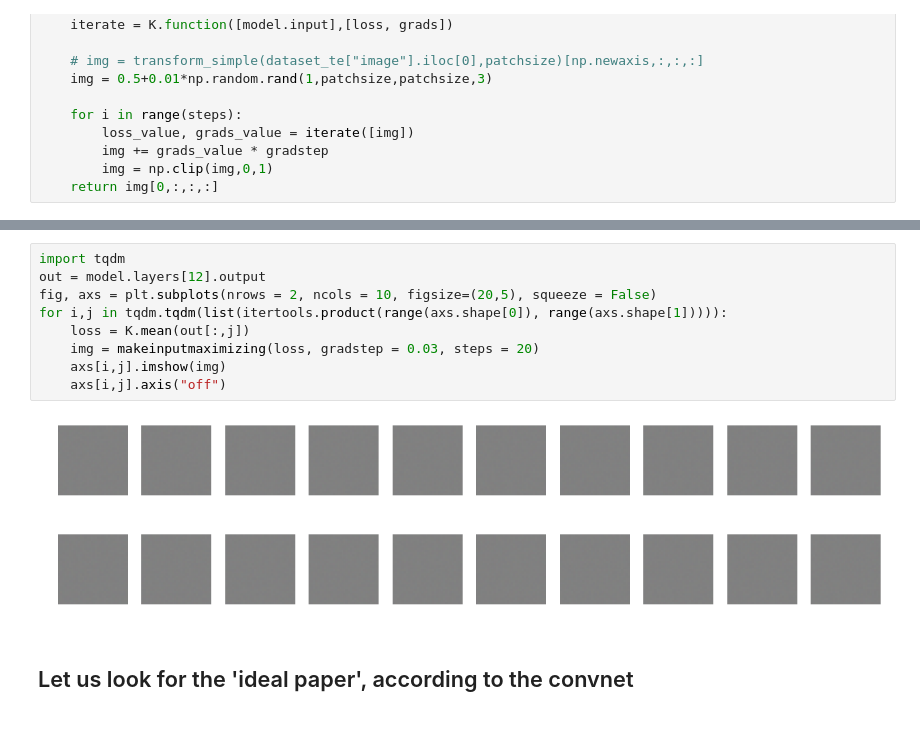
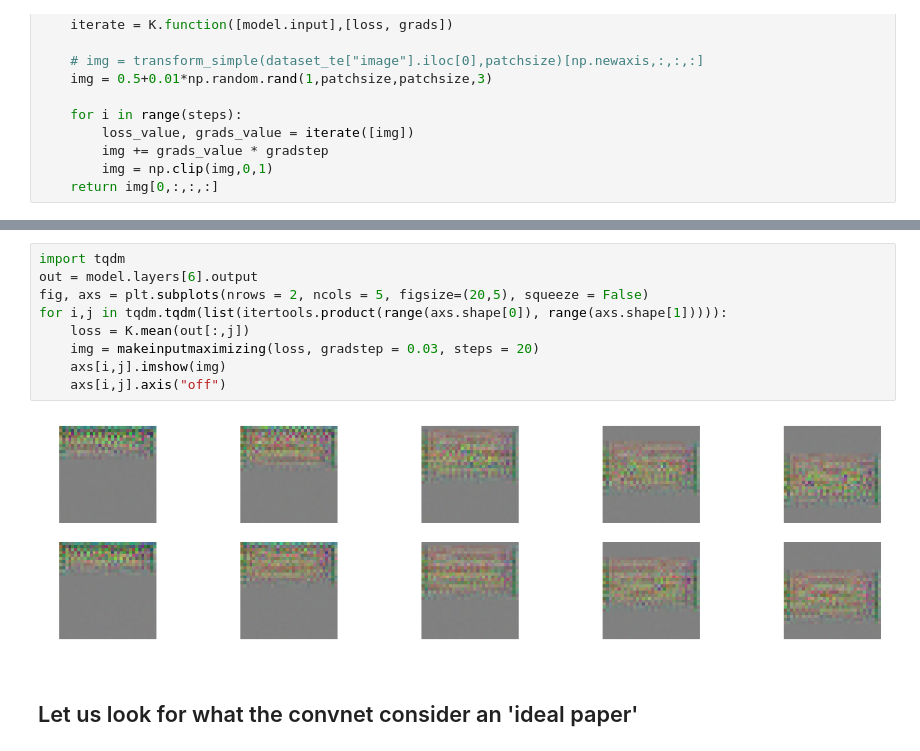
Before and after one commit to alessandro-giusti/rock-paper-scissors, a Jupyter notebook: Activity notebook/notebook_v2.ipynb, the cells around one changed output, grey strips where cells are left out. Drawn from its saved outputs; the diff is of its cells as text.

```diff
--- a/Activity notebook/notebook_v2.ipynb
+++ b/Activity notebook/notebook_v2.ipynb
@@ -648,16 +661,16 @@ IndexError: list index out of range
 # %%
 import tqdm
-out = model.layers[12].output
-fig, axs = plt.subplots(nrows = 2, ncols = 10, figsize=(20,5), squeeze = False)
+out = model.layers[6].output
+fig, axs = plt.subplots(nrows = 2, ncols = 5, figsize=(20,5), squeeze = False)
 for i,j in tqdm.tqdm(list(itertools.product(range(axs.shape[0]), range(axs.shape[1])))):
     loss = K.mean(out[:,j])
     img = makeinputmaximizing(loss, gradstep = 0.03, steps = 20)
     axs[i,j].imshow(img)
     axs[i,j].axis("off")
 # %% [output]
-[figure, old version]
+[figure, new version]
 # %% [markdown]
-## Let us look for the 'ideal paper', according to the convnet
+## Let us look for what the convnet consider an 'ideal paper'
 # %%
 #oppure:
 #out = model.output
```
Also changed, not shown: parts of 5 cells of this notebook, 1 other file.
